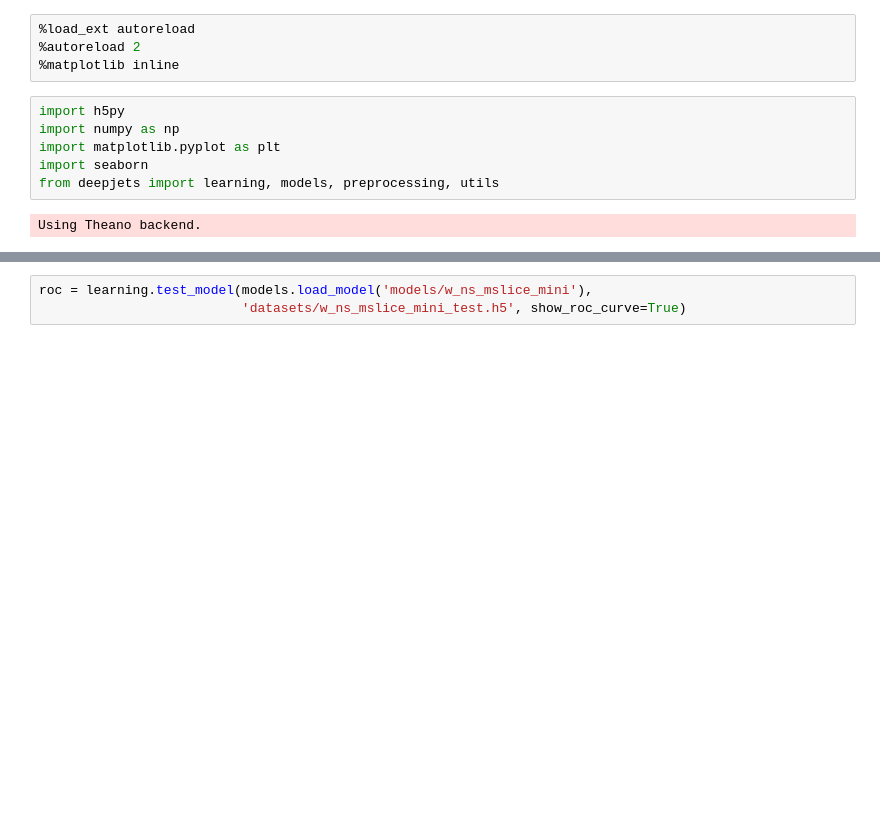
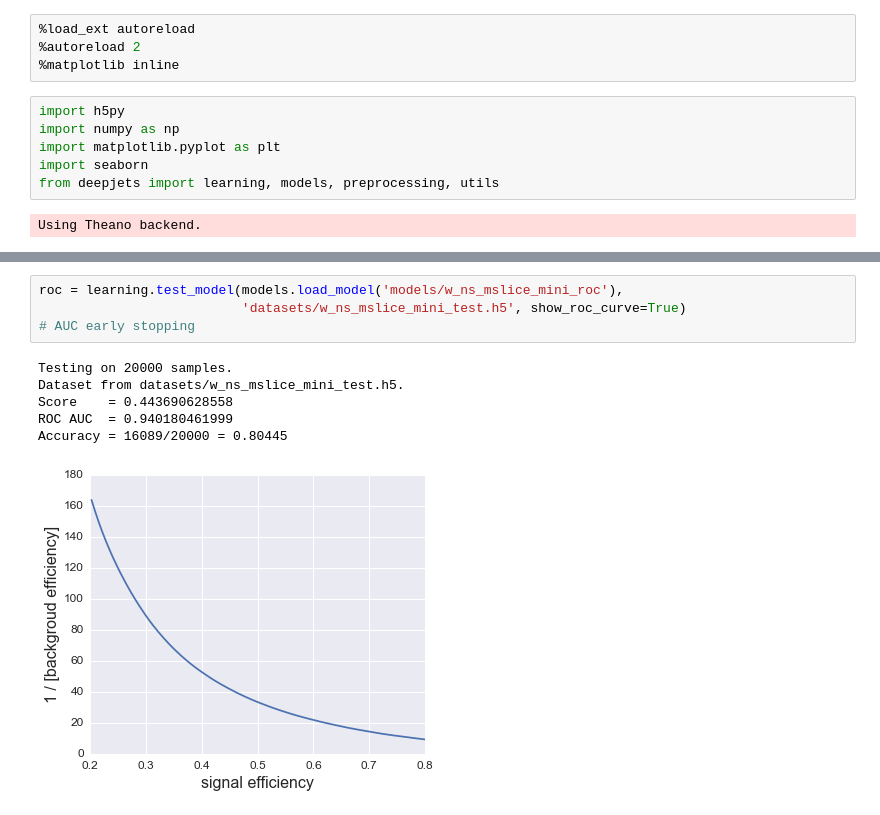
Before and after one commit to deepjets/deepjets, a Jupyter notebook: maxout.ipynb, the cells around one changed output, grey strips where cells are left out. Saved outputs shown, nothing was run; the diff lists cells and outputs as text; blank space fills up the shorter version.

```diff
--- a/maxout.ipynb
+++ b/maxout.ipynb
@@ -24,4 +45,12 @@ Training complete. Best validation score = 0.937852821074
 <keras.models.Sequential at 0x...>
 # %%
-roc = learning.test_model(models.load_model('models/w_ns_mslice_mini'),
+roc = learning.test_model(models.load_model('models/w_ns_mslice_mini_roc'),
                           'datasets/w_ns_mslice_mini_test.h5', show_roc_curve=True)
+# AUC early stopping
+# %% [output]
+Testing on 20000 samples.
+Dataset from datasets/w_ns_mslice_mini_test.h5.
+Score    = 0.443690628558
+ROC AUC  = 0.940180461999
+Accuracy = 16089/20000 = 0.80445
+[figure, added]
```
Also changed, not shown: parts of 3 cells of this notebook, 1 other file.
